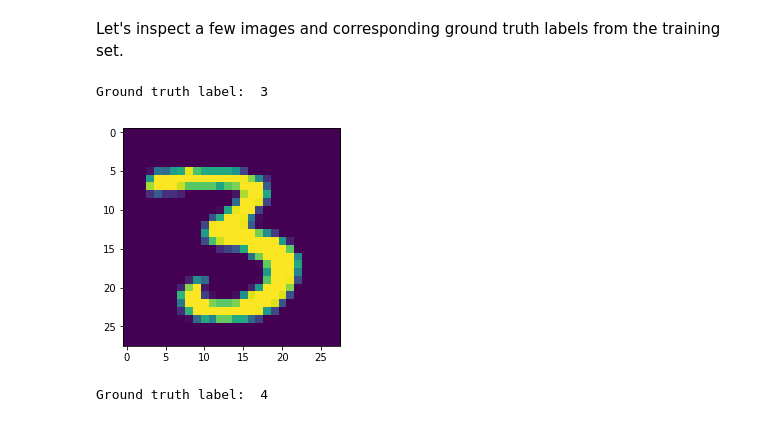
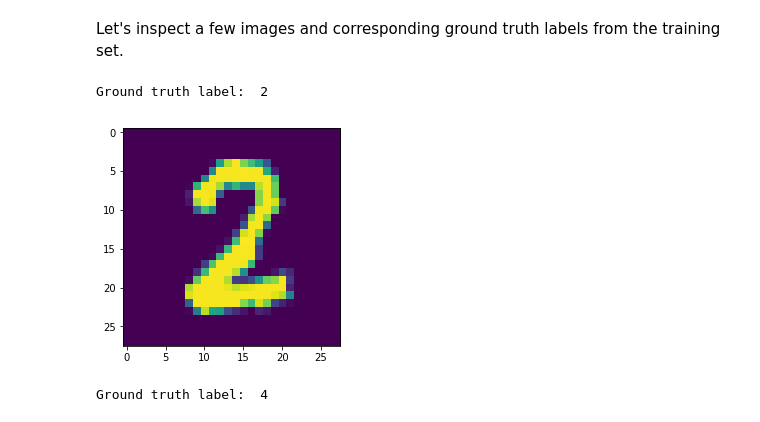
Before and after one commit to probprog/CSCS-summer-school-2017, a Jupyter notebook: exercises/exercise-2-pytorch/CSCS-summer-school-2017-exercise-2.ipynb, the cells around one changed output. Drawn from its saved outputs; the diff is of its cells as text; code cells hidden in the pictures.

```diff
--- a/exercises/exercise-2-pytorch/CSCS-summer-school-2017-exercise-2.ipynb
+++ b/exercises/exercise-2-pytorch/CSCS-summer-school-2017-exercise-2.ipynb
@@ -233,12 +247,12 @@ def imshow(img):
 # %% [markdown]
 Let's inspect a few images and corresponding ground truth labels from the training set.
 # %%
-index = 12
+index = 10300
 imshow(train_loader.dataset.train_data[index])
 print('Ground truth label: ', train_loader.dataset.train_labels[index])
 # %% [output]
-Ground truth label:  3
+Ground truth label:  2
-[figure, old version]
+[figure, new version]
 # %%
 index = 150
 imshow(train_loader.dataset.train_data[index])
```
Also changed, not shown: parts of 8 cells of this notebook.
